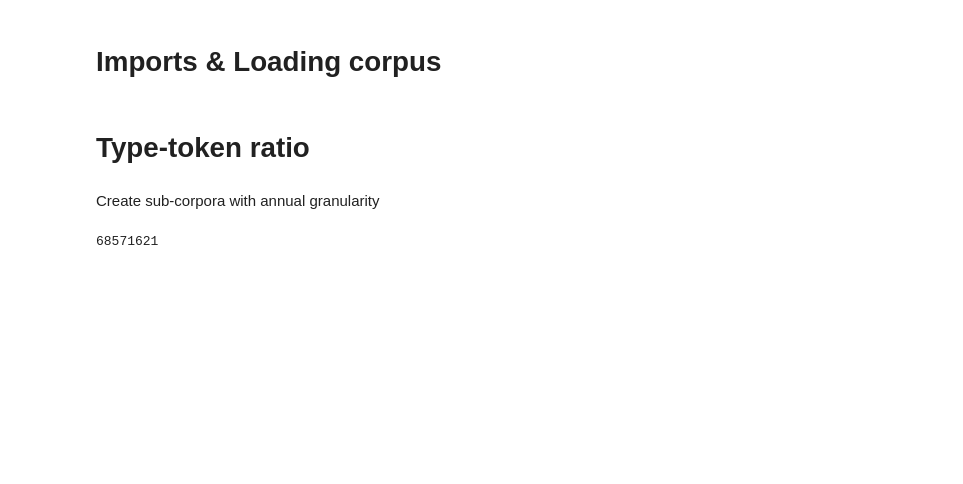
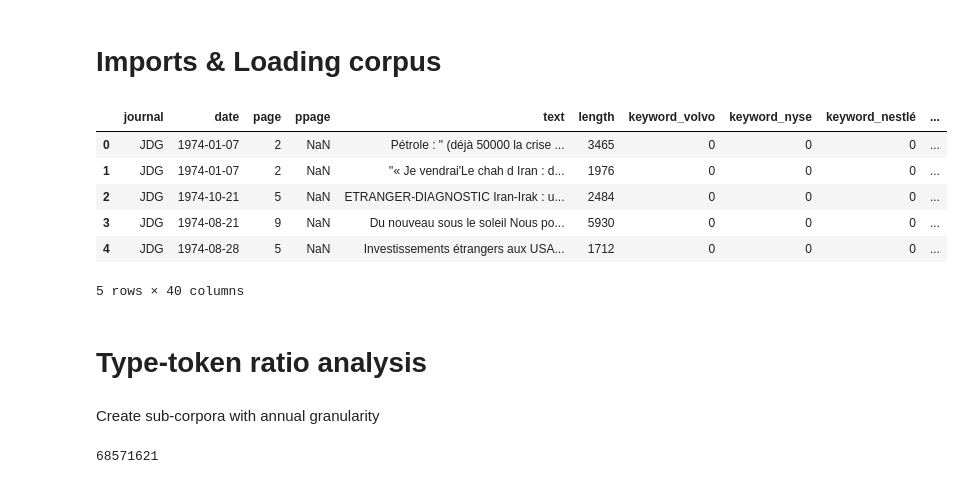
Before and after one commit to RPetitpierre/letemps_archive_opep, a Jupyter notebook: Sentiment_&_TTK.ipynb, the cells around one changed output. Drawn from its saved outputs; the diff is of its cells as text; code cells hidden in the pictures; blank space fills up the shorter version.

```diff
--- a/Sentiment_&_TTK.ipynb
+++ b/Sentiment_&_TTK.ipynb
@@ -37,8 +37,18 @@ df_corpus_compagnies.index = np.arange(len(df_corpus_compagnies))
 df_total = pd.read_json('total.json.bz2', compression = 'bz2')
 df_total['journal'] = df_total['journal'].astype('category')
 df_total.index = np.arange(len(df_total))
+# %%
+df_corpus.head()
+# %% [output]
+|  | journal | date | page | ppage | text | length | keyword_volvo | keyword_nyse | keyword_nestlé | ... |
+| 0 | JDG | 1974-01-07 | 2 | NaN | Pétrole : " (déjà 50000 la crise ... | 3465 | 0 | 0 | 0 | ... |
+| 1 | JDG | 1974-01-07 | 2 | NaN | ''« Je vendrai'Le chah d Iran : d... | 1976 | 0 | 0 | 0 | ... |
+| 2 | JDG | 1974-10-21 | 5 | NaN | ETRANGER-DIAGNOSTIC Iran-Irak : u... | 2484 | 0 | 0 | 0 | ... |
+| 3 | JDG | 1974-08-21 | 9 | NaN | Du nouveau sous le soleil Nous po... | 5930 | 0 | 0 | 0 | ... |
+| 4 | JDG | 1974-08-28 | 5 | NaN | Investissements étrangers aux USA... | 1712 | 0 | 0 | 0 | ... |
+5 rows × 40 columns
 # %% [markdown]
-# Type-token ratio
+# Type-token ratio analysis
 # %%
 def count_words(text):
     ''' Returns the word (i.e. type) count for a given text.
```
Also changed, not shown: parts of 8 cells of this notebook, 1 other file.
